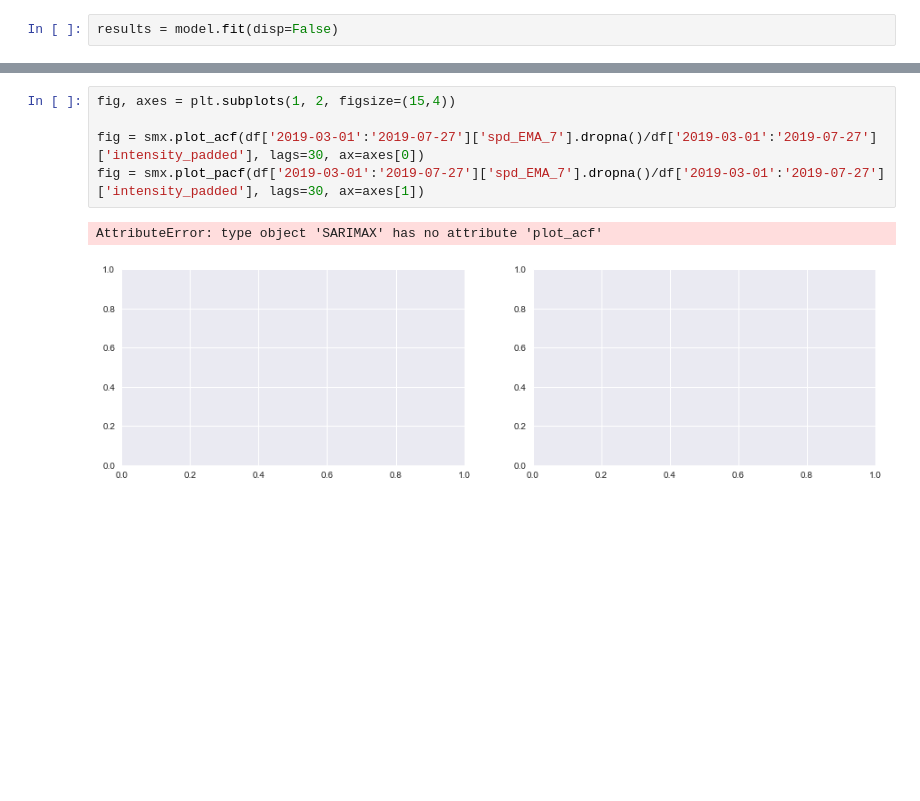
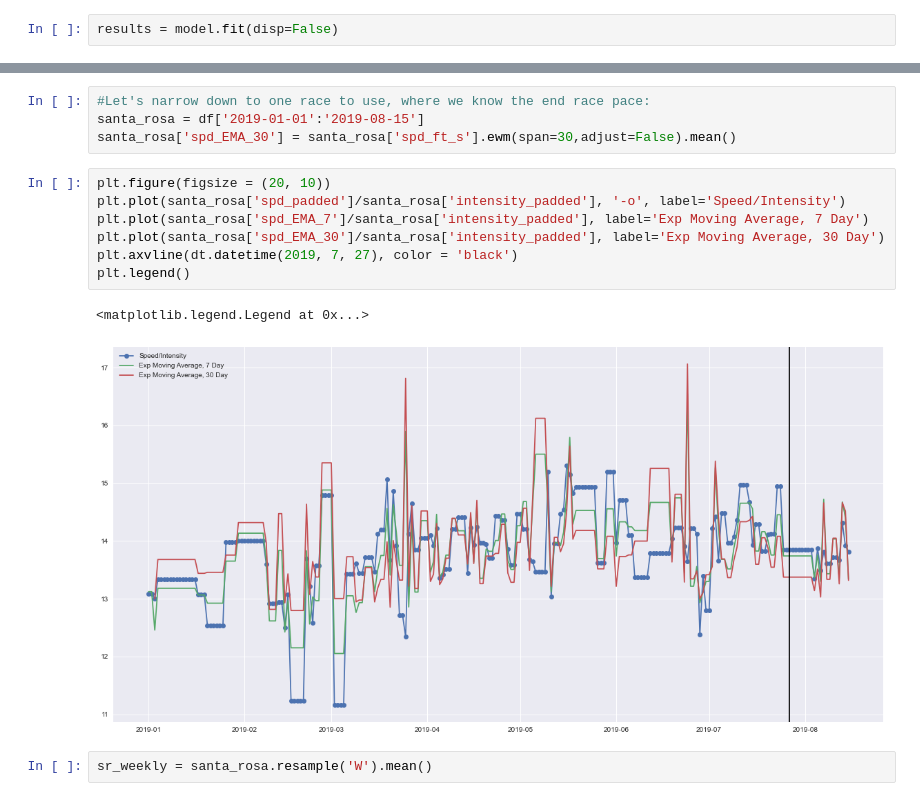
Before and after one commit to keithkruelskie/athlete_prediction, a Jupyter notebook: advanced_forecasting.ipynb, the cells around one changed output, grey strips where cells are left out. Drawn from its saved outputs; the diff is of its cells as text; blank space fills up the shorter version.

```diff
--- a/advanced_forecasting.ipynb
+++ b/advanced_forecasting.ipynb
@@ -240,11 +240,19 @@ Covariance Type:                              opg
 
 Warnings:
 [1] Covariance matrix calculated using the outer product of gradients (complex-step).
-# %%
-fig, axes = plt.subplots(1, 2, figsize=(15,4))
-
-fig = smx.plot_acf(df['2019-03-01':'2019-07-27']['spd_EMA_7'].dropna()/df['2019-03-01':'2019-07-27']['intensity_padded'], lags=30, ax=axes[0])
-fig = smx.plot_pacf(df['2019-03-01':'2019-07-27']['spd_EMA_7'].dropna()/df['2019-03-01':'2019-07-27']['intensity_padded'], lags=30, ax=axes[1])
-# %% [output]
-AttributeError: type object 'SARIMAX' has no attribute 'plot_acf'
-[figure, removed]
+# %%
+#Let's narrow down to one race to use, where we know the end race pace:
+santa_rosa = df['2019-01-01':'2019-08-15']
+santa_rosa['spd_EMA_30'] = santa_rosa['spd_ft_s'].ewm(span=30,adjust=False).mean()
+# %%
+plt.figure(figsize = (20, 10))
+plt.plot(santa_rosa['spd_padded']/santa_rosa['intensity_padded'], '-o', label='Speed/Intensity')
+plt.plot(santa_rosa['spd_EMA_7']/santa_rosa['intensity_padded'], label='Exp Moving Average, 7 Day')
+plt.plot(santa_rosa['spd_EMA_30']/santa_rosa['intensity_padded'], label='Exp Moving Average, 30 Day')
+plt.axvline(dt.datetime(2019, 7, 27), color = 'black')
+plt.legend()
+# %% [output]
+<matplotlib.legend.Legend at 0x...>
+[figure, added]
+# %%
+sr_weekly = santa_rosa.resample('W').mean()
```
Also changed, not shown: parts of 27 cells of this notebook.
